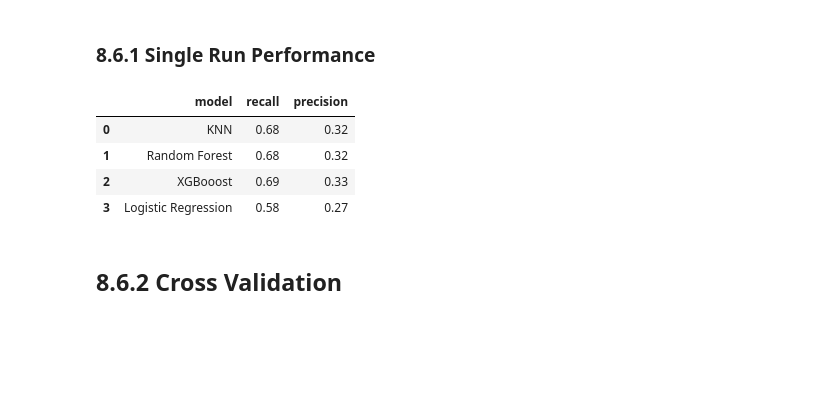
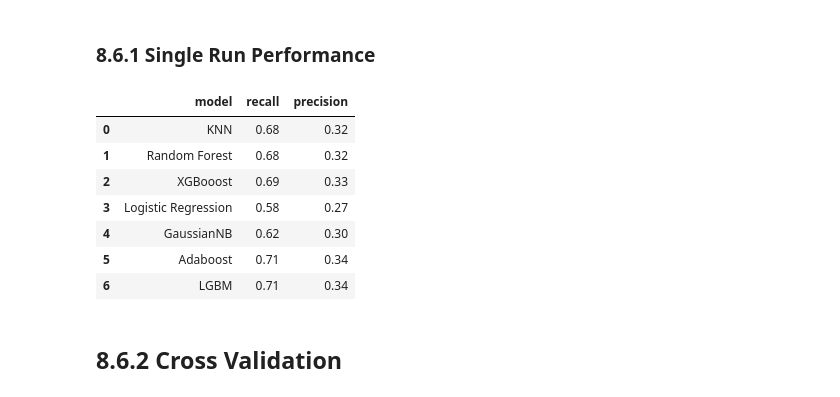
Before and after one commit to rafael-asousa/Cross-Sell-Prediction, a Jupyter notebook: notebook/cross-sell-predictions.ipynb, the cells around one changed output. Saved outputs shown, nothing was run; the diff lists cells and outputs as text; code cells hidden in the pictures; blank space fills up the shorter version.

Commit message:
finished all modelling steps

```diff
--- a/notebook/cross-sell-predictions.ipynb
+++ b/notebook/cross-sell-predictions.ipynb
@@ -662,8 +666,7 @@ cols_selected = ['vintage',
 # %% [markdown]
 # 8 MACHINE LEARNING MODELLING
 # %%
-# x_train = x_balanced[cols_selected]
-x_train = x_balanced
+x_train = x_balanced[cols_selected]
 y_train = y_balanced
 
 df_test = pd.concat([x_test, y_test], axis=1).dropna()
@@ -727,0 +733,6 @@ skplt.metrics.plot_cumulative_gain(y_test, yhat_lr)
+# %%
+gnb_model = GaussianNB().fit(x_train, y_train)
+
+yhat_gnb = gnb_model.predict_proba(x_test)
+
+skplt.metrics.plot_cumulative_gain(y_test, yhat_gnb)
@@ -727,0 +744,7 @@ skplt.metrics.plot_cumulative_gain(y_test, yhat_lr)
+# %%
+adab_model = en.AdaBoostClassifier(n_estimators=1000,
+                                   random_state=42).fit(x_train, y_train)
+
+yhat_adab = adab_model.predict_proba(x_test)
+
+skplt.metrics.plot_cumulative_gain(y_test, yhat_adab)
@@ -727,0 +756,9 @@ skplt.metrics.plot_cumulative_gain(y_test, yhat_lr)
+# %%
+lgbm_model = lgb.LGBMClassifier(n_estimators=1000,
+                                n_jobs = -1,
+                                max_depth=30,
+                                random_state=42).fit(x_train, y_train)
+
+yhat_lgbm = lgbm_model.predict_proba(x_test)
+
+skplt.metrics.plot_cumulative_gain(y_test, yhat_lgbm)
@@ -732,21 +772,24 @@ skplt.metrics.plot_cumulative_gain(y_test, yhat_lr)
 # %%
 #Metrics: Precision at k and recall at k
 #Precision at k: percentage of recommendation at k that are positive
 #recall at k:    percentage of total positive responses at k
 
-ls_preds = [yhat_knn, yhat_rf, yhat_xgb, yhat_lr]
+ls_preds = [yhat_knn, yhat_rf, yhat_xgb, yhat_lr, yhat_gnb, yhat_adab, yhat_lgbm]
 
-performances = { 'model':['KNN', 'Random Forest', 'XGBooost', 'Logistic Regression'],
+performances = { 'model':['KNN', 'Random Forest', 'XGBooost', 'Logistic Regression', 'GaussianNB', 'Adaboost', 'LGBM'],
                  'recall':[recall_at_k(x_test, y_test, pred, k=20000) for pred in ls_preds],
                  'precision':[precision_at_k(x_test, y_test, pred, k=20000) for pred in ls_preds]}
 
 pd.DataFrame(performances)
 # %% [output]
 |  | model | recall | precision |
 | 0 | KNN | 0.68 | 0.32 |
 | 1 | Random Forest | 0.68 | 0.32 |
 | 2 | XGBooost | 0.69 | 0.33 |
 | 3 | Logistic Regression | 0.58 | 0.27 |
+| 4 | GaussianNB | 0.62 | 0.30 |
+| 5 | Adaboost | 0.71 | 0.34 |
+| 6 | LGBM | 0.71 | 0.34 |
 # %% [markdown]
 ## 8.6.2 Cross Validation
 # %%
```
Also changed, not shown: parts of 34 cells of this notebook.
